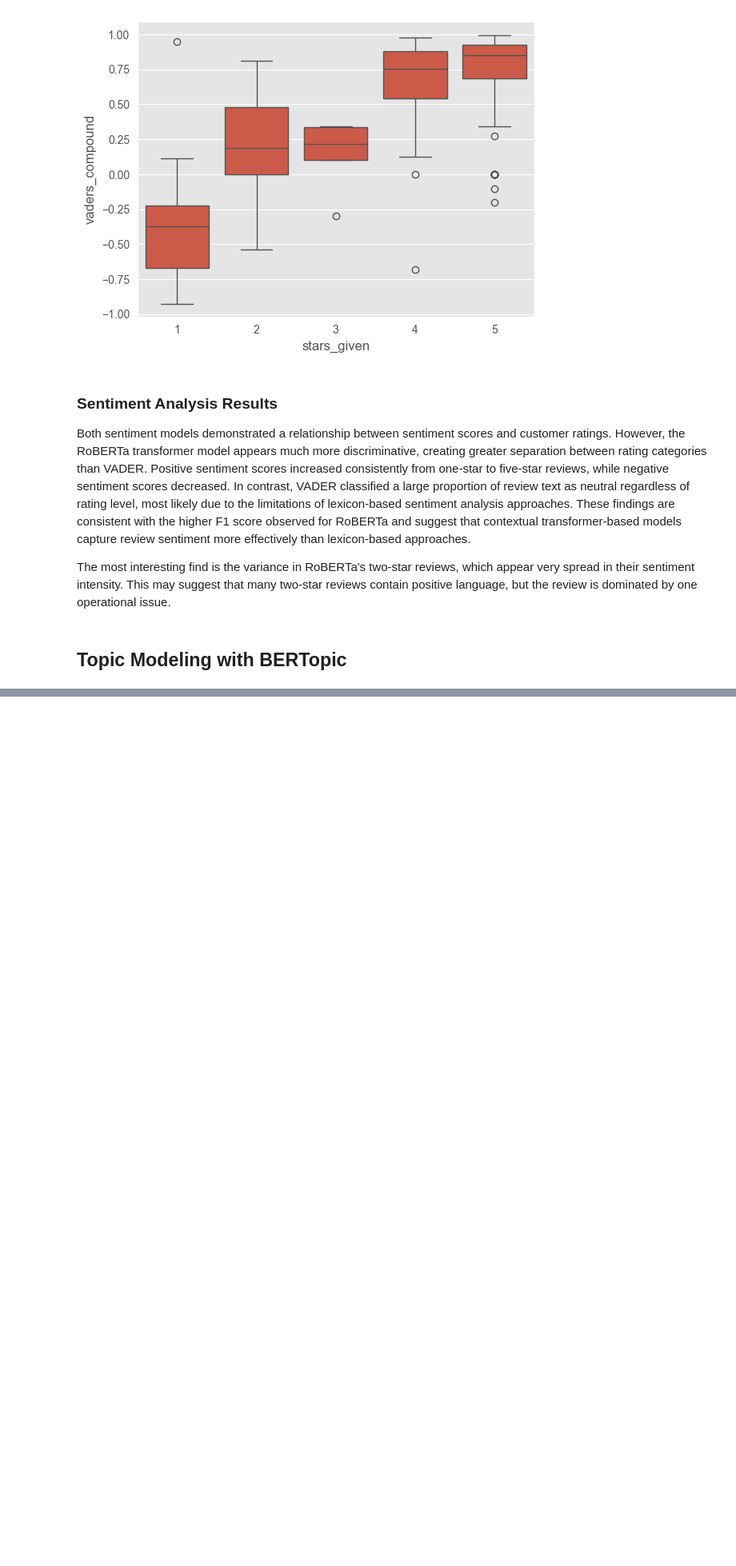
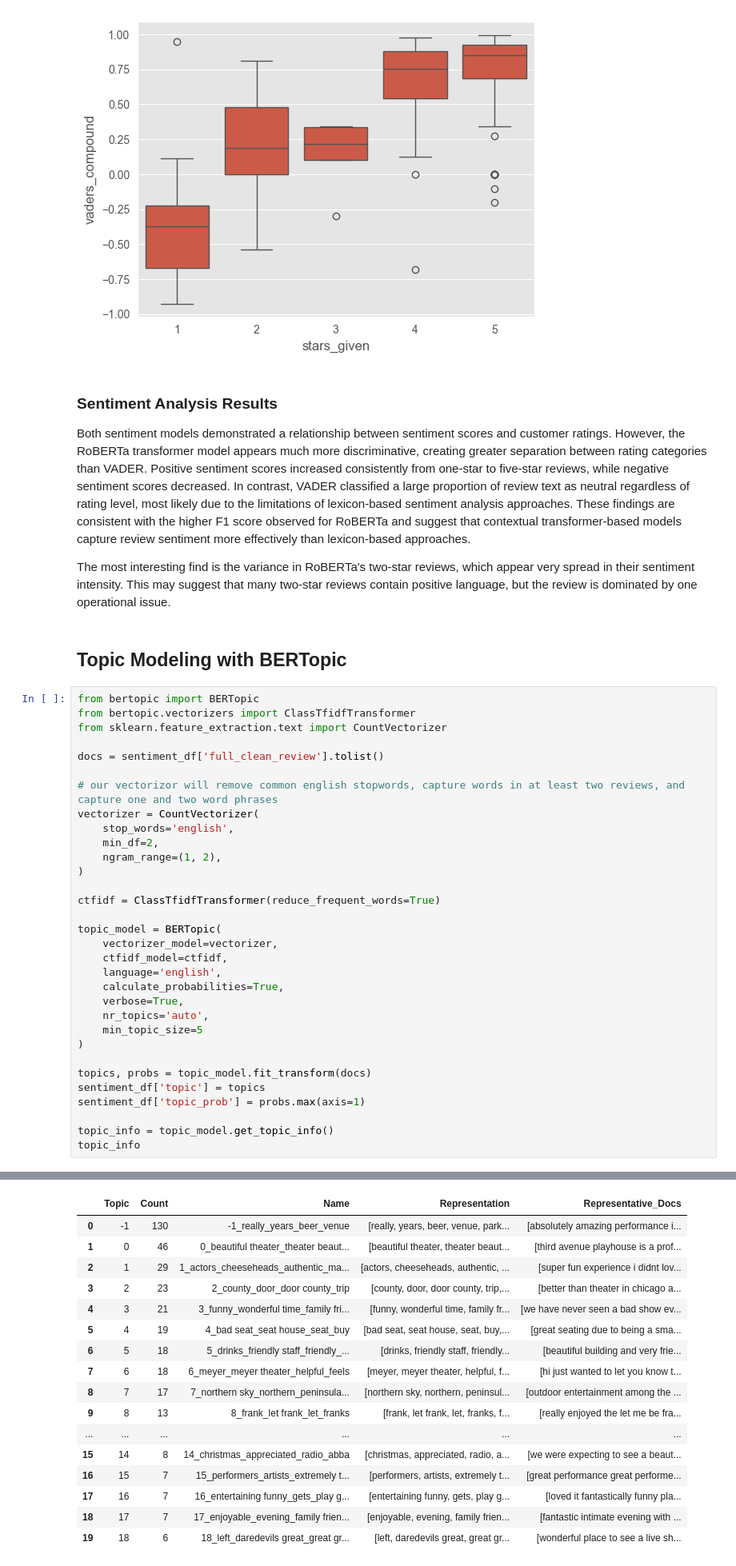
Before and after one commit to ezralinnan/RuralTheatreReviewsNLP, a Jupyter notebook: review_nlp.ipynb, the cells around one changed output, grey strips where cells are left out. Shown at 80% size. Saved outputs shown, nothing was run; the diff lists cells and outputs as text; blank space fills up the shorter version.

```diff
--- a/review_nlp.ipynb
+++ b/review_nlp.ipynb
@@ -533,5 +533,38 @@ sns.boxplot(
 Both sentiment models demonstrated a relationship between sentiment scores and customer ratings. However, the RoBERTa transformer model appears much more discriminative, creating greater separation between rating categories than VADER. Positive sentiment scores increased consistently from one-star to five-star reviews, while negative sentiment scores decreased. In contrast, VADER classified a large proportion of review text as neutral regardless of rating level, most likely due to the limitations of lexicon-based sentiment analysis approaches. These findings are consistent with the higher F1 score observed for RoBERTa and suggest that contextual transformer-based models capture review sentiment more effectively than lexicon-based approaches.
 
 The most interesting find is the variance in RoBERTa's two-star reviews, which appear very spread in their sentiment intensity. This may suggest that many two-star reviews contain positive language, but the review is dominated by one operational issue.
-# %% [markdown]
-## Topic Modeling with BERTopic
+# %% [markdown]
+## Topic Modeling with BERTopic
+# %%
+from bertopic import BERTopic
+from bertopic.vectorizers import ClassTfidfTransformer
+from sklearn.feature_extraction.text import CountVectorizer
+
+docs = sentiment_df['full_clean_review'].tolist()
+
+# our vectorizor will remove common english stopwords, capture words in at least two reviews, and capture one and two word phrases
+vectorizer = CountVectorizer(
+    stop_words='english',
+    min_df=2,
+    ngram_range=(1, 2),
+)
+
+ctfidf = ClassTfidfTransformer(reduce_frequent_words=True)
+
+topic_model = BERTopic(
+    vectorizer_model=vectorizer,
+    ctfidf_model=ctfidf,
+    language='english',
+    calculate_probabilities=True,
+    verbose=True,
+    nr_topics='auto',
+    min_topic_size=5
+)
+
+topics, probs = topic_model.fit_transform(docs)
+sentiment_df['topic'] = topics
+sentiment_df['topic_prob'] = probs.max(axis=1)
+
+topic_info = topic_model.get_topic_info()
+topic_info
+# %% [output]
@@ -537,0 +583,17 @@ The most interesting find is the variance in RoBERTa's two-star reviews, which a
+|  | Topic | Count | Name | Representation | Representative_Docs |
+| 0 | -1 | 130 | -1_really_years_beer_venue | [really, years, beer, venue, park... | [absolutely amazing performance i... |
+| 1 | 0 | 46 | 0_beautiful theater_theater beaut... | [beautiful theater, theater beaut... | [third avenue playhouse is a prof... |
+| 2 | 1 | 29 | 1_actors_cheeseheads_authentic_ma... | [actors, cheeseheads, authentic, ... | [super fun experience i didnt lov... |
+| 3 | 2 | 23 | 2_county_door_door county_trip | [county, door, door county, trip,... | [better than theater in chicago a... |
+| 4 | 3 | 21 | 3_funny_wonderful time_family fri... | [funny, wonderful time, family fr... | [we have never seen a bad show ev... |
+| 5 | 4 | 19 | 4_bad seat_seat house_seat_buy | [bad seat, seat house, seat, buy,... | [great seating due to being a sma... |
+| 6 | 5 | 18 | 5_drinks_friendly staff_friendly_... | [drinks, friendly staff, friendly... | [beautiful building and very frie... |
+| 7 | 6 | 18 | 6_meyer_meyer theater_helpful_feels | [meyer, meyer theater, helpful, f... | [hi just wanted to let you know t... |
+| 8 | 7 | 17 | 7_northern sky_northern_peninsula... | [northern sky, northern, peninsul... | [outdoor entertainment among the ... |
+| 9 | 8 | 13 | 8_frank_let frank_let_franks | [frank, let frank, let, franks, f... | [really enjoyed the let me be fra... |
+| ... | ... | ... | ... | ... | ... |
+| 15 | 14 | 8 | 14_christmas_appreciated_radio_abba | [christmas, appreciated, radio, a... | [we were expecting to see a beaut... |
+| 16 | 15 | 7 | 15_performers_artists_extremely t... | [performers, artists, extremely t... | [great performance great performe... |
+| 17 | 16 | 7 | 16_entertaining funny_gets_play g... | [entertaining funny, gets, play g... | [loved it fantastically funny pla... |
+| 18 | 17 | 7 | 17_enjoyable_evening_family frien... | [enjoyable, evening, family frien... | [fantastic intimate evening with ... |
+| 19 | 18 | 6 | 18_left_daredevils great_great gr... | [left, daredevils great, great gr... | [wonderful place to see a live sh... |
```
Also changed, not shown: parts of 4 cells of this notebook.
